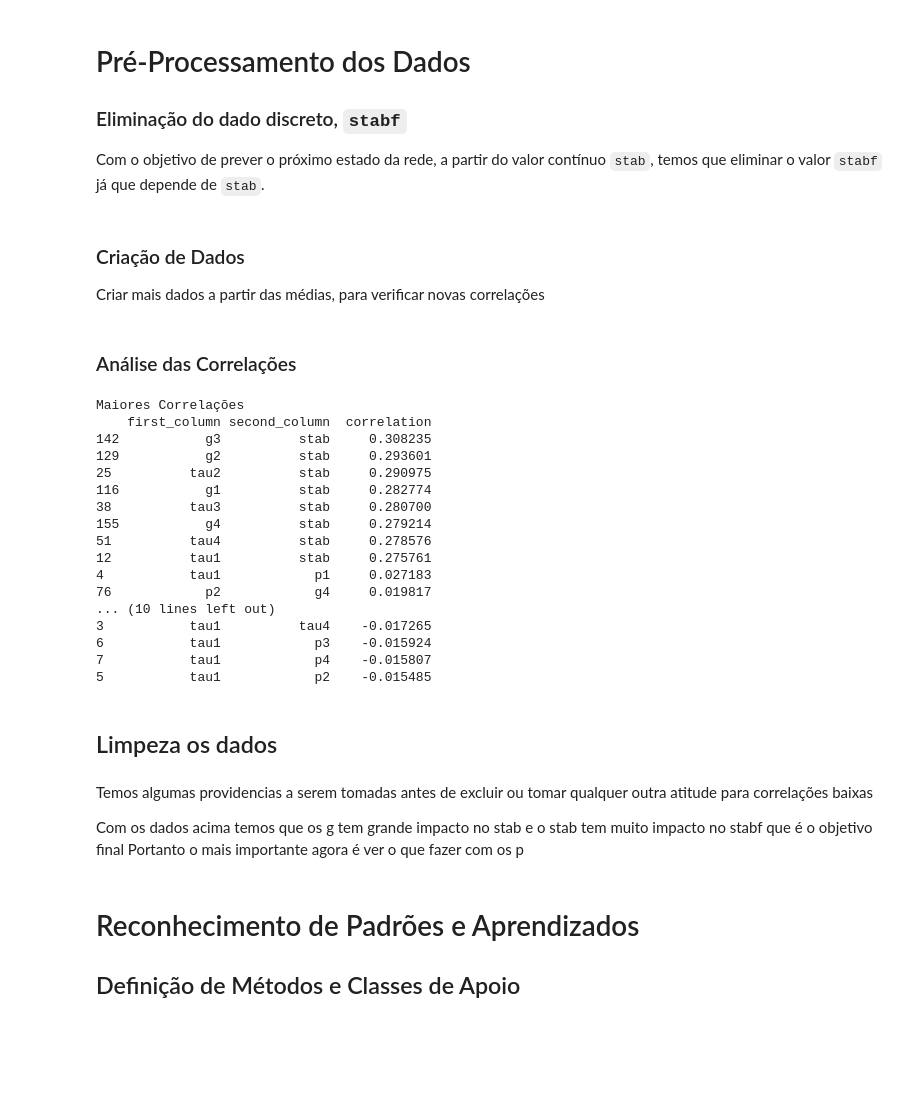
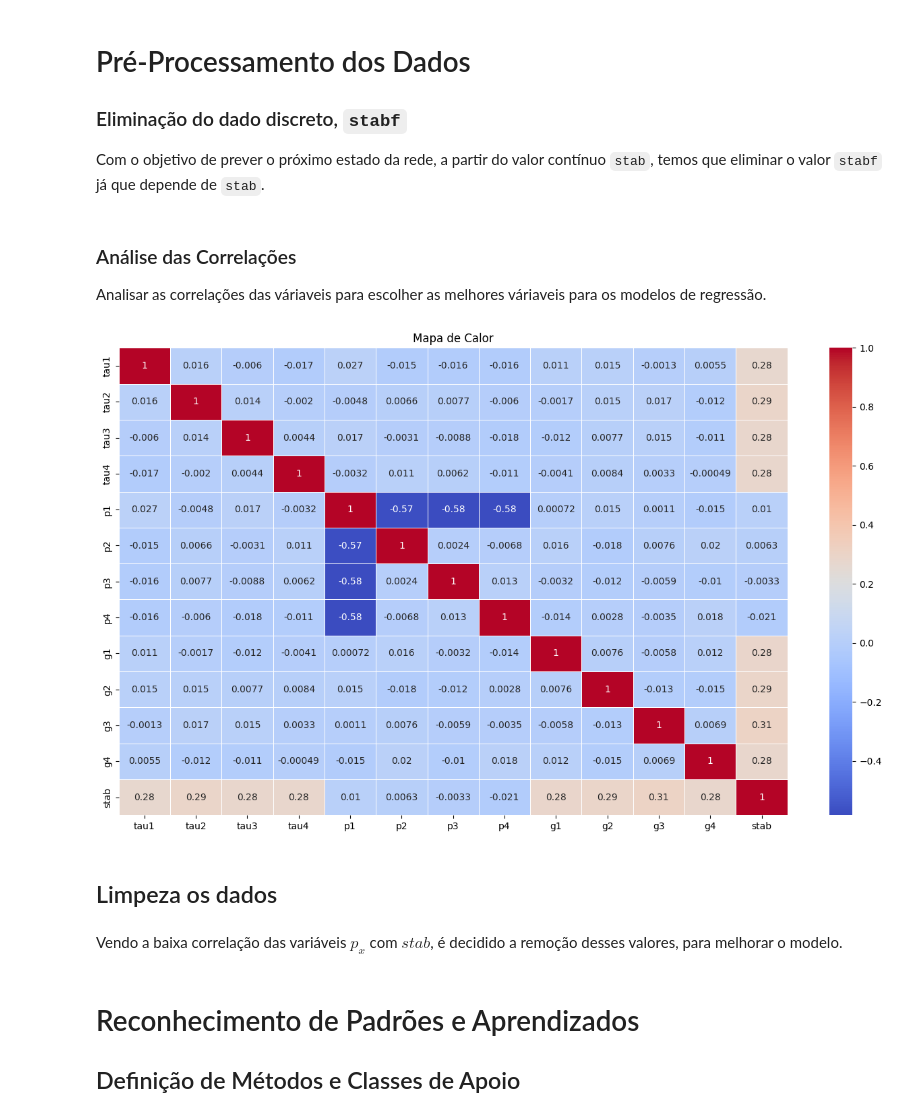
Before and after one commit to masterkey-07/smartgrid-ai-project, a Jupyter notebook: src/concept_proof.ipynb, the cells around one changed output. Drawn from its saved outputs; the diff is of its cells as text; code cells hidden in the pictures; blank space fills up the shorter version.

```diff
--- a/src/concept_proof.ipynb
+++ b/src/concept_proof.ipynb
@@ -67,7 +74,3 @@ data.head()
 Com o objetivo de prever o próximo estado da rede, a partir do valor contínuo `stab`, temos que eliminar o valor `stabf` já que depende de `stab`.
 # %%
 data.drop(columns=['stabf'], inplace=True)
-# %% [markdown]
-### Criação de Dados
-
-Criar mais dados a partir das médias, para verificar novas correlações
@@ -77,50 +77,20 @@ Criar mais dados a partir das médias, para verificar novas correlações
-# %% [markdown]
-### Análise das Correlações
-# %%
-correlation_matrix = data.corr()
-
-correlation_pairs = correlation_matrix.unstack().reset_index()
-correlation_pairs.columns = ['first_column', 'second_column', 'correlation']
-
-# Remover duplicatas e auto-correlacoes
-correlation_pairs = correlation_pairs[correlation_pairs['first_column'] != correlation_pairs['second_column']]
-correlation_pairs = correlation_pairs.drop_duplicates(subset=['correlation'])
-
-# Ordenar pelo valor absoluto da correlação
-corr_max = correlation_pairs.sort_values(by='correlation', ascending=False)
-corr_min = correlation_pairs.sort_values(by='correlation')
-
-# Selecionar os maiores valores de correlação
-print("Maiores Correlações")
-print(corr_max.head(10))
-print('\n')
-print("Menores Correlações")
-print(corr_min.head(10))
-# %% [output]
-Maiores Correlações
-    first_column second_column  correlation
-142           g3          stab     0.308235
-129           g2          stab     0.293601
-25          tau2          stab     0.290975
-116           g1          stab     0.282774
-38          tau3          stab     0.280700
-155           g4          stab     0.279214
-51          tau4          stab     0.278576
-12          tau1          stab     0.275761
-4           tau1            p1     0.027183
-76            p2            g4     0.019817
-... (10 lines left out)
-3           tau1          tau4    -0.017265
-6           tau1            p3    -0.015924
-7           tau1            p4    -0.015807
-5           tau1            p2    -0.015485
+# %% [markdown]
+### Análise das Correlações
+
+Analisar as correlações das váriaveis para escolher as melhores váriaveis para os modelos de regressão.
+# %%
+correlation_matrix = data.corr()
+
+plt.figure(figsize=(16, 9))
+sns.heatmap(correlation_matrix, annot=True, cmap='coolwarm', linewidths=0.5)
+plt.title('Mapa de Calor')
+plt.show()
+# %% [output]
+[figure, added]
 # %% [markdown]
 ## Limpeza os dados
-# %% [markdown]
-Temos algumas providencias a serem tomadas antes de excluir ou tomar qualquer outra atitude para correlações baixas
-
-Com os dados acima temos que os g tem grande impacto no stab e o stab tem muito impacto no stabf que é o objetivo final
-Portanto o mais importante agora é ver o que fazer com os p
+# %% [markdown]
+Vendo a baixa correlação das variáveis $p_x$ com $stab$, é decidido a remoção desses valores, para melhorar o modelo.
 # %%
 data.drop(columns=['p1', 'p2', 'p3', 'p4'], inplace=True)
 # %% [markdown]
```
Also changed, not shown: parts of 5 cells of this notebook, 40 other files.
